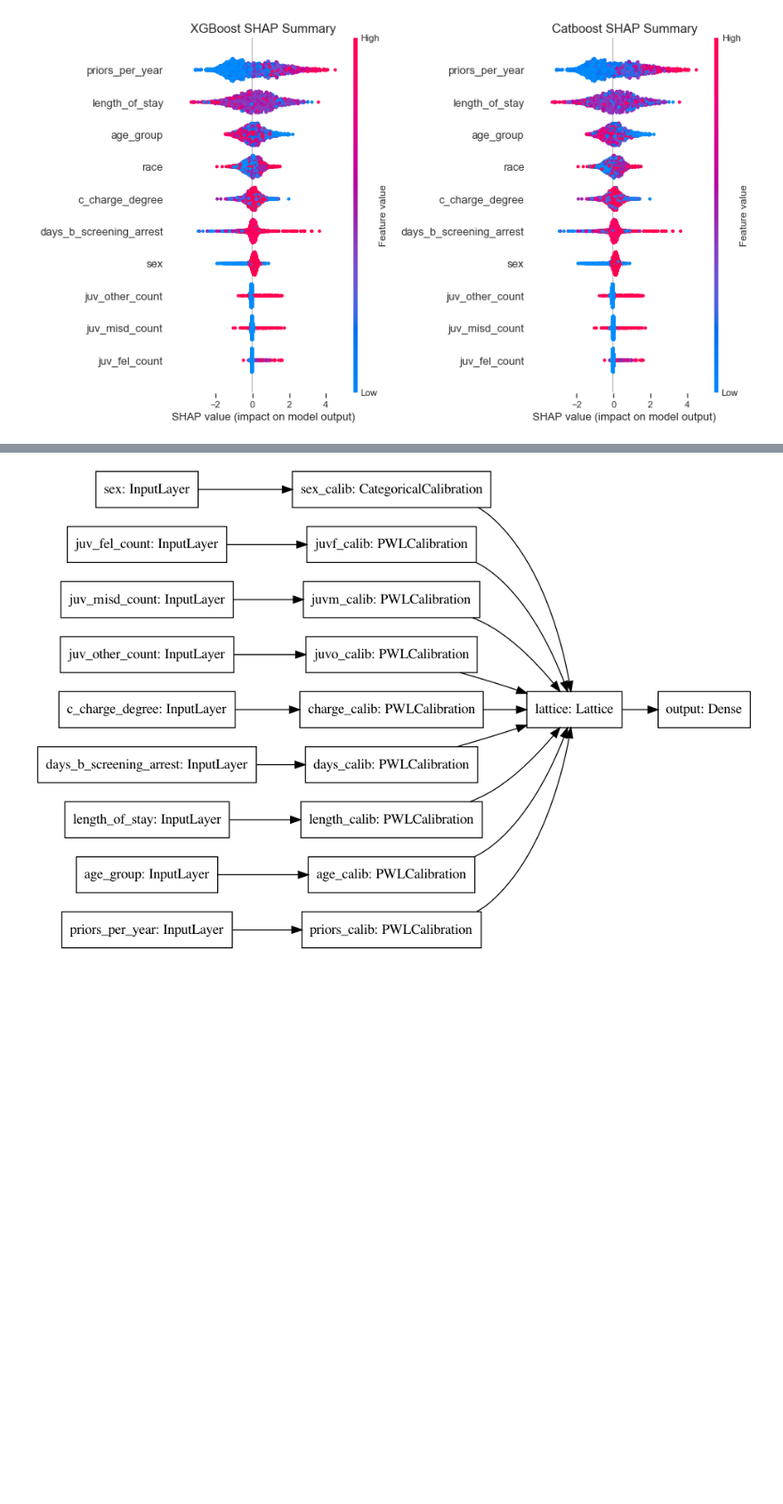
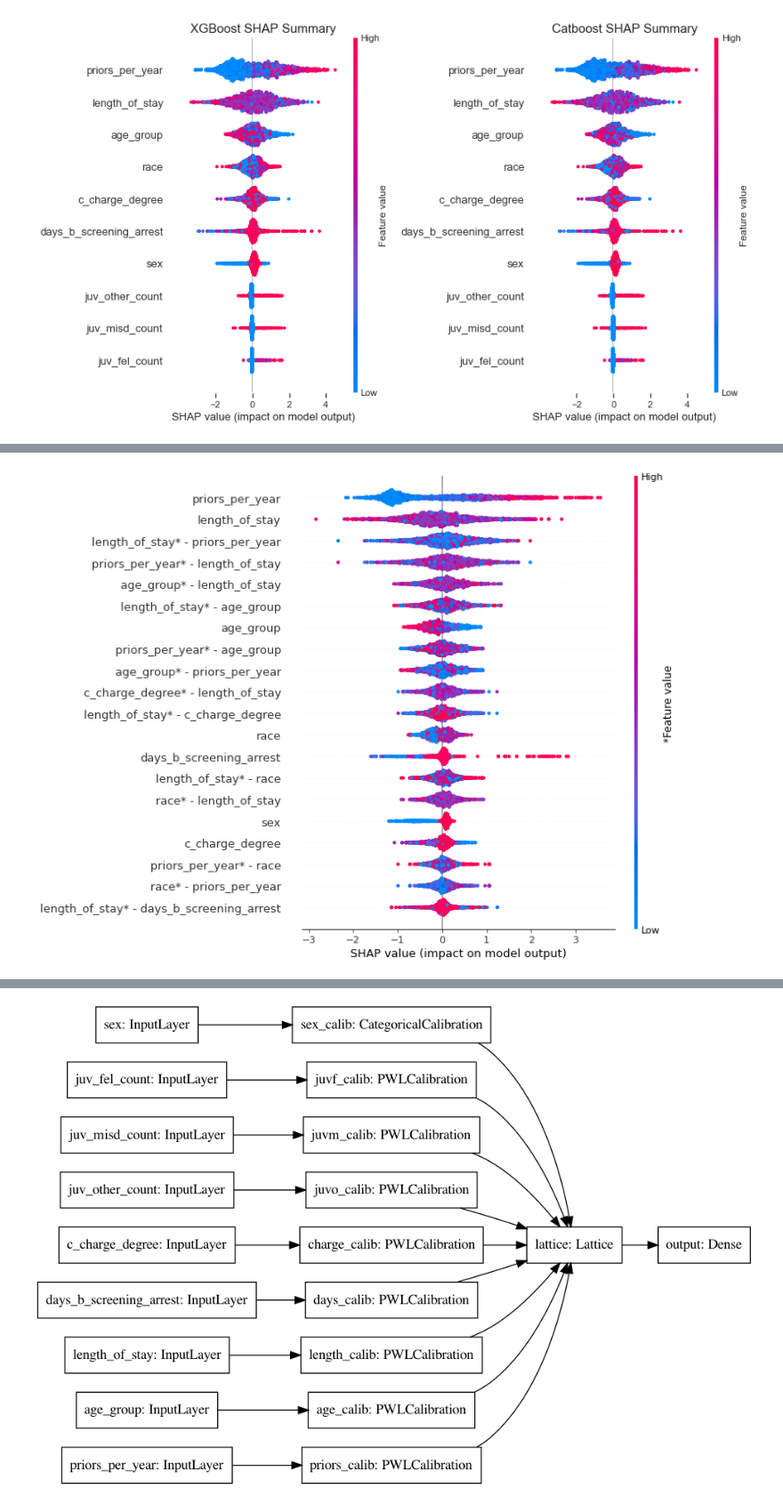
Before and after one commit to PacktPublishing/Interpretable-Machine-Learning-with-Python, a Jupyter notebook: Chapter12/Recidivism_part2.ipynb, the cells around one changed output, grey strips where cells are left out. Shown at 89% size. Cells and saved outputs as stored; diff of their text form; code cells hidden in the pictures; blank space fills up the shorter version.

```diff
--- a/Chapter12/Recidivism_part2.ipynb
+++ b/Chapter12/Recidivism_part2.ipynb
@@ -276,7 +244,7 @@ class_mdls = {
            'grid':{'scale_pos_weight':[0.7], 'reg_lambda':[1,1.5,2],\
                    'reg_alpha':[0.5,0.75,1]}},\
     'lgbm':{'model':lgb.LGBMClassifier(random_seed=rand, learning_rate=0.7,\
-                                       depth=5),\
+                                       max_depth=5),\
             'grid':{'lambda_l2':[0,0.5,1], 'lambda_l1':[0,0.5,1],\
                     'scale_pos_weight':[0.8]}},\
     'catboost':{'model':cb.CatBoostClassifier(random_seed=rand, depth=5,\
@@ -375,8 +312,8 @@ _ = mldatasets.\
         Caucasian FPR:          19.5%
         Ratio FPRs:             1.08 x
 # %%
-def weighted_group_penalized_pr_average(y_true, y_pred, X_group, group_vals,\
-                                        penalty_mult=0.5, precision_mult=2, recall_mult=1):
+def weighted_penalized_pr_average(y_true, y_pred, X_group, group_vals,\
+                                  penalty_mult=0.5, precision_mult=2, recall_mult=1):
     precision_all = metrics.precision_score(y_true,\
                                             y_pred, zero_division=0)
     recall_all = metrics.recall_score(y_true,\
@@ -391,9 +328,9 @@ def weighted_group_penalized_pr_average(y_true, y_pred, X_group, group_vals,\
         r_by_group.append(metrics.\
                          recall_score(y_true[in_group],\
                                       y_pred[in_group], zero_division=0))
+
     precision_all = precision_all - (np.array(p_by_group).std()*penalty_mult)
     recall_all = recall_all - (np.array(r_by_group).std()*penalty_mult)
-
     return ((precision_all*precision_mult)+(recall_all*recall_mult))/\
             (precision_mult+recall_mult)
 # %%
@@ -409,8 +346,8 @@ def hyp_catboost(l2_leaf_reg, scale_pos_weight):
                                     scale_pos_weight=scale_pos_weight)
         mdl = mdl.fit(X_train_cv, y_train_cv)
         y_val_pred = mdl.predict(X_val_cv)
-        metric = weighted_group_penalized_pr_average(y_val_cv, y_val_pred,\
-                                                     X_val_cv['race'], range(3))
+        metric = weighted_penalized_pr_average(y_val_cv, y_val_pred,\
+                                                X_val_cv['race'], range(3))
         metric_l.append(metric)
     return np.median(np.array(metric_l))
 # %%
@@ -562,0 +429,7 @@ elementwise comparison failed; returning scalar instead, but in the future will
+# %%
+shap_xgb_interact_values = shap_xgb_explainer.shap_interaction_values(X_test)
+# %%
+shap.summary_plot(shap_xgb_interact_values, X_test,\
+                  plot_type="compact_dot", sort=True)
+# %% [output]
+[figure, added]
```
Also changed, not shown: parts of 46 cells of this notebook, 1 other file.
